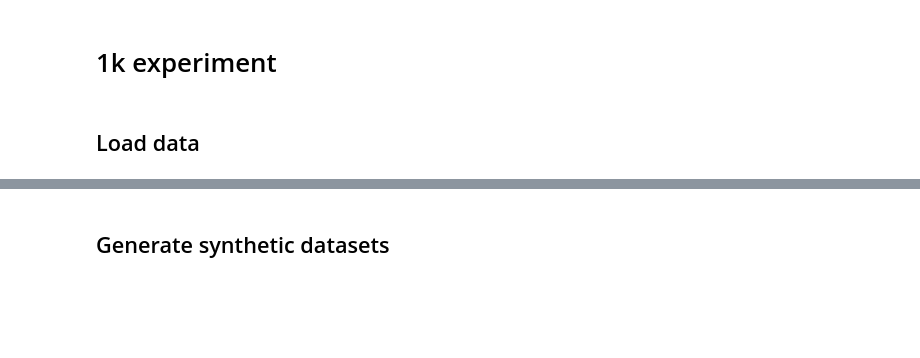
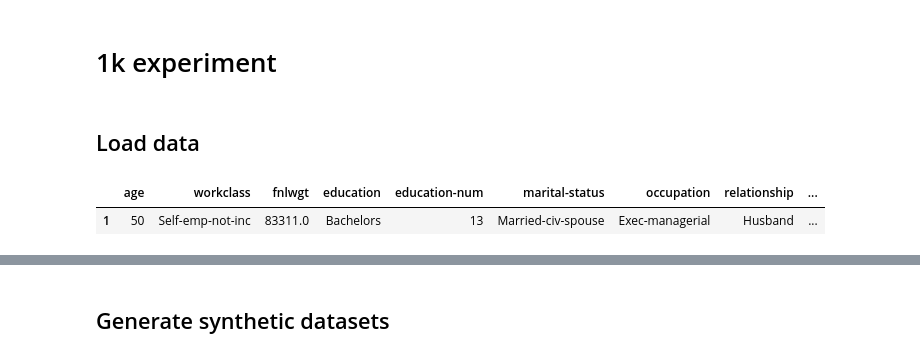
Before and after one commit to ArthGV/Benchmarking-of-Tabular-Synthetic-Data-Generation, a Jupyter notebook: privacy/notebooks/evaluation_adult_baynet.ipynb, the cells around one changed output, grey strips where cells are left out. Cells and saved outputs as stored; diff of their text form; code cells hidden in the pictures; blank space fills up the shorter version.

```diff
--- a/privacy/notebooks/evaluation_adult_baynet.ipynb
+++ b/privacy/notebooks/evaluation_adult_baynet.ipynb
@@ -104,3 +106,8 @@ results_exp = {
     'N_TEST_SAMPLES': N_TEST_SAMPLES,
     'DATASET_NAME': DATASET_NAME
     }
+# %%
+record = full_ds.get_records([1])
+# %% [output]
+|  | age | workclass | fnlwgt | education | education-num | marital-status | occupation | relationship | ... |
+| 1 | 50 | Self-emp-not-inc | 83311.0 | Bachelors | 13 | Married-civ-spouse | Exec-managerial | Husband | ... |
```
Also changed, not shown: parts of 4 cells of this notebook, 6 other files.
